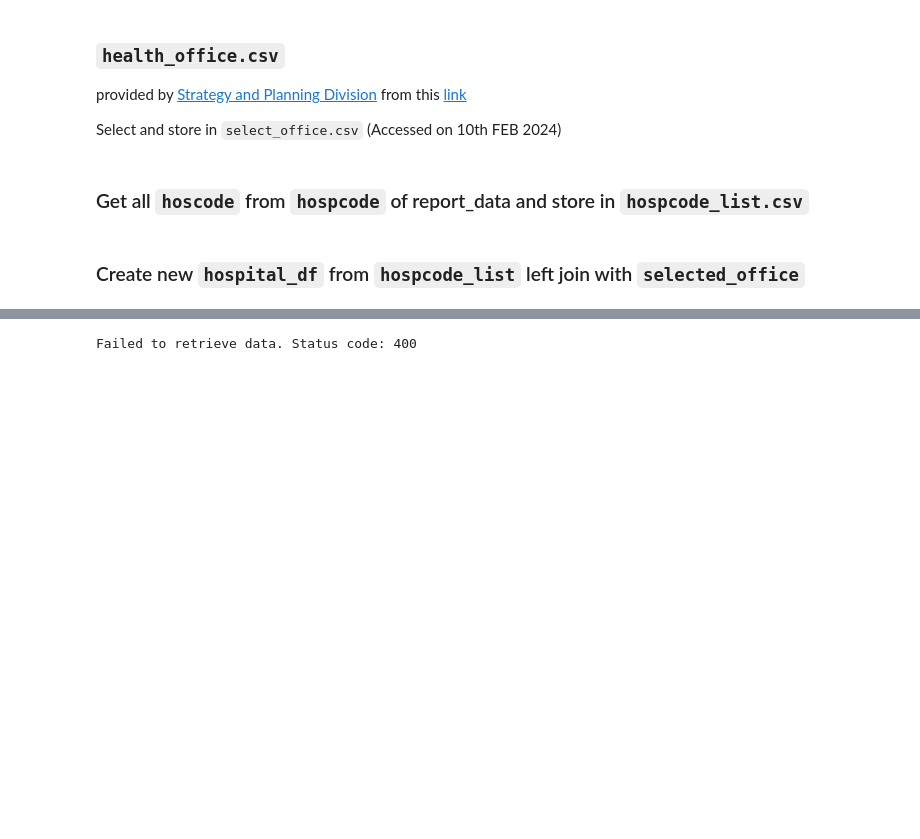
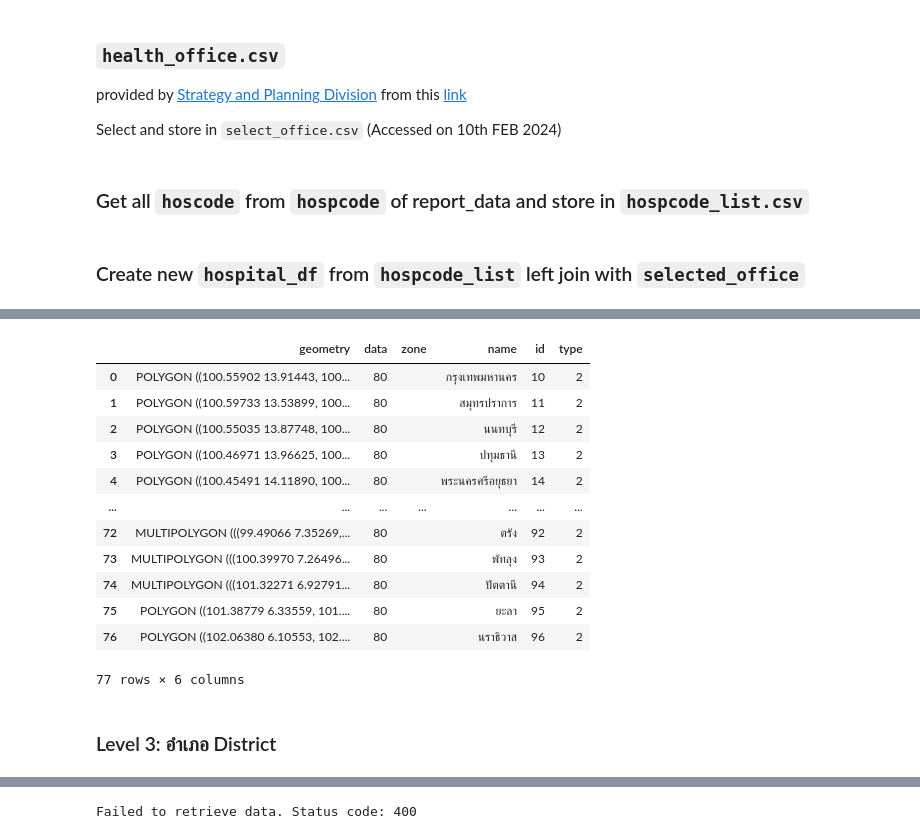
Before and after one commit to vk-poonyakanok/s_epi_complete, a Jupyter notebook: s_epi_complete.ipynb, the cells around one changed output, grey strips where cells are left out. Drawn from its saved outputs; the diff is of its cells as text; code cells hidden in the pictures; blank space fills up the shorter version.

```diff
--- a/s_epi_complete.ipynb
+++ b/s_epi_complete.ipynb
@@ -251,0 +362,29 @@ The Map Service provides GeoJSON data for various administrative divisions in Th
+# %%
+import requests
+import geopandas as gpd
+
+# URL for the GeoJSON data
+url = 'https://opendata-service.moph.go.th/gis/v1/geojson/2'
+
+# Fetch the GeoJSON data
+response = requests.get(url)
+geojson = response.json()
+
+# Load GeoJSON into a GeoDataFrame
+gdf2 = gpd.GeoDataFrame.from_features(geojson['features'])
+# %%
+gdf2
+# %% [output]
+|  | geometry | data | zone | name | id | type |
+| 0 | POLYGON ((100.55902 13.91443, 100... | 80 |  | กรุงเทพมหานคร | 10 | 2 |
+| 1 | POLYGON ((100.59733 13.53899, 100... | 80 |  | สมุทรปราการ | 11 | 2 |
+| 2 | POLYGON ((100.55035 13.87748, 100... | 80 |  | นนทบุรี | 12 | 2 |
+| 3 | POLYGON ((100.46971 13.96625, 100... | 80 |  | ปทุมธานี | 13 | 2 |
+| 4 | POLYGON ((100.45491 14.11890, 100... | 80 |  | พระนครศรีอยุธยา | 14 | 2 |
+| ... | ... | ... | ... | ... | ... | ... |
+| 72 | MULTIPOLYGON (((99.49066 7.35269,... | 80 |  | ตรัง | 92 | 2 |
+| 73 | MULTIPOLYGON (((100.39970 7.26496... | 80 |  | พัทลุง | 93 | 2 |
+| 74 | MULTIPOLYGON (((101.32271 6.92791... | 80 |  | ปัตตานี | 94 | 2 |
+| 75 | POLYGON ((101.38779 6.33559, 101.... | 80 |  | ยะลา | 95 | 2 |
+| 76 | POLYGON ((102.06380 6.10553, 102.... | 80 |  | นราธิวาส | 96 | 2 |
+77 rows × 6 columns
@@ -251,0 +394,2 @@ The Map Service provides GeoJSON data for various administrative divisions in Th
+# %% [markdown]
+### Level 3: อำเภอ District
```
Also changed, not shown: parts of 29 cells of this notebook, 21 other files.
